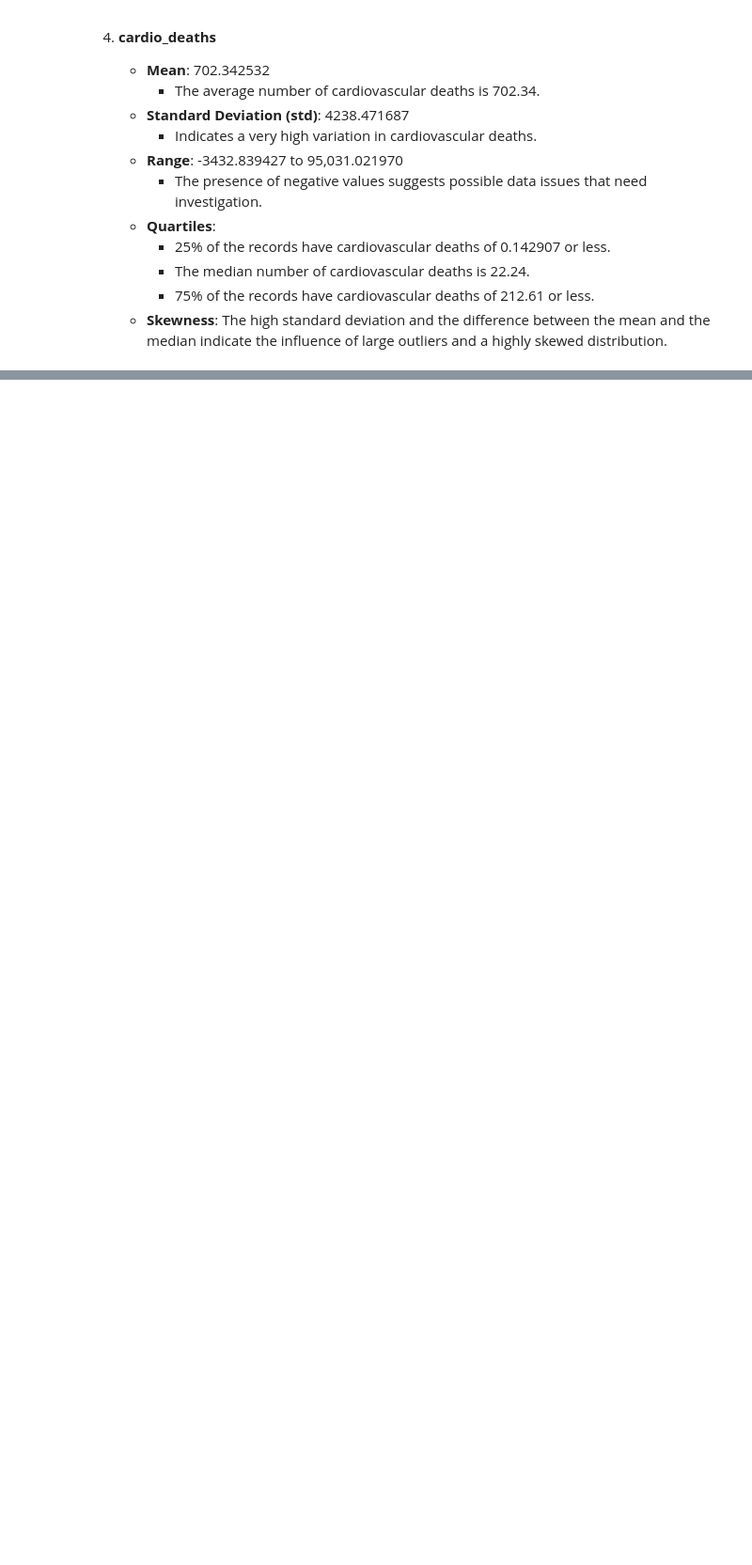
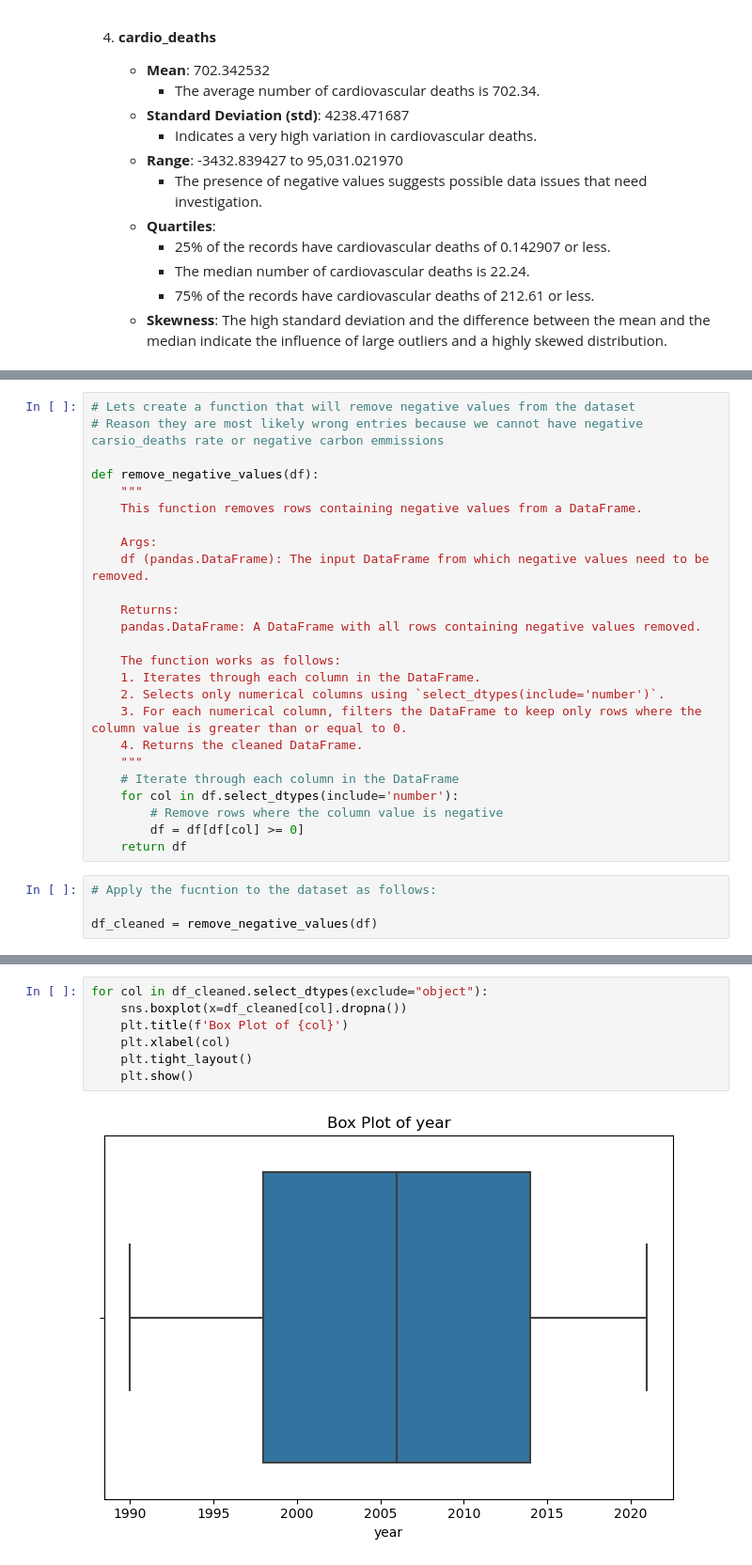
Before and after one commit to RaveEx12/cadiovascular_death, a Jupyter notebook: notebooks/cadio_notebook.ipynb, the cells around one changed output, grey strips where cells are left out. Shown: that part at 94% size. Saved outputs shown, nothing was run; the diff lists cells and outputs as text; blank space fills up the shorter version.

```diff
--- a/notebooks/cadio_notebook.ipynb
+++ b/notebooks/cadio_notebook.ipynb
@@ -297,0 +355,29 @@ for col in df.select_dtypes(exclude="object"):
+# %%
+# Lets create a function that will remove negative values from the dataset
+# Reason they are most likely wrong entries because we cannot have negative carsio_deaths rate or negative carbon emmissions
+
+def remove_negative_values(df):
+    """
+    This function removes rows containing negative values from a DataFrame.
+
+    Args:
+    df (pandas.DataFrame): The input DataFrame from which negative values need to be removed.
+
+    Returns:
+    pandas.DataFrame: A DataFrame with all rows containing negative values removed.
+
+    The function works as follows:
+    1. Iterates through each column in the DataFrame.
+    2. Selects only numerical columns using `select_dtypes(include='number')`.
+    3. For each numerical column, filters the DataFrame to keep only rows where the column value is greater than or equal to 0.
+    4. Returns the cleaned DataFrame.
+    """
+    # Iterate through each column in the DataFrame
+    for col in df.select_dtypes(include='number'):
+        # Remove rows where the column value is negative
+        df = df[df[col] >= 0]
+    return df
+# %%
+# Apply the fucntion to the dataset as follows:
+
+df_cleaned = remove_negative_values(df)
@@ -297,0 +396,9 @@ for col in df.select_dtypes(exclude="object"):
+# %%
+for col in df_cleaned.select_dtypes(exclude="object"):
+    sns.boxplot(x=df_cleaned[col].dropna())
+    plt.title(f'Box Plot of {col}')
+    plt.xlabel(col)
+    plt.tight_layout()
+    plt.show()
+# %% [output]
+[figure, added]
```
Also changed, not shown: parts of 16 cells of this notebook, 2 other files.
